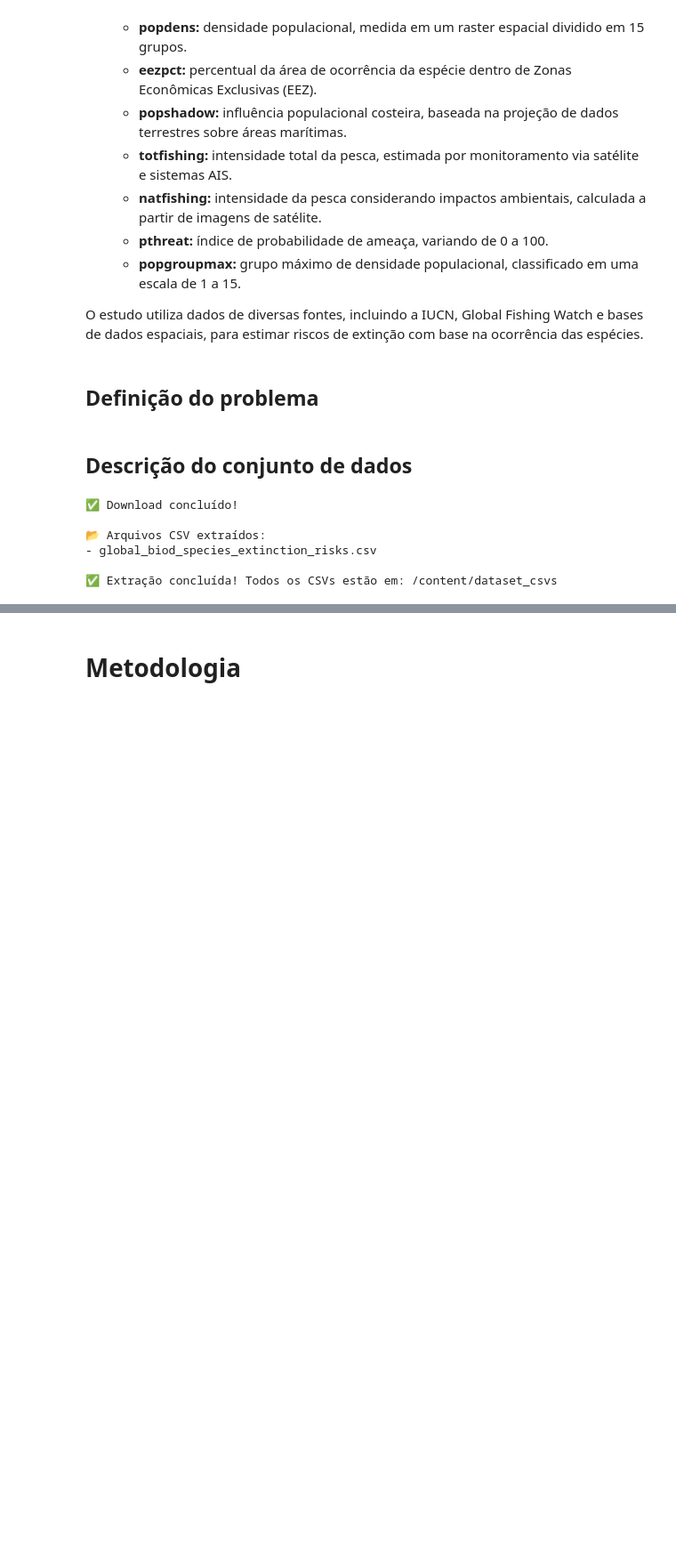
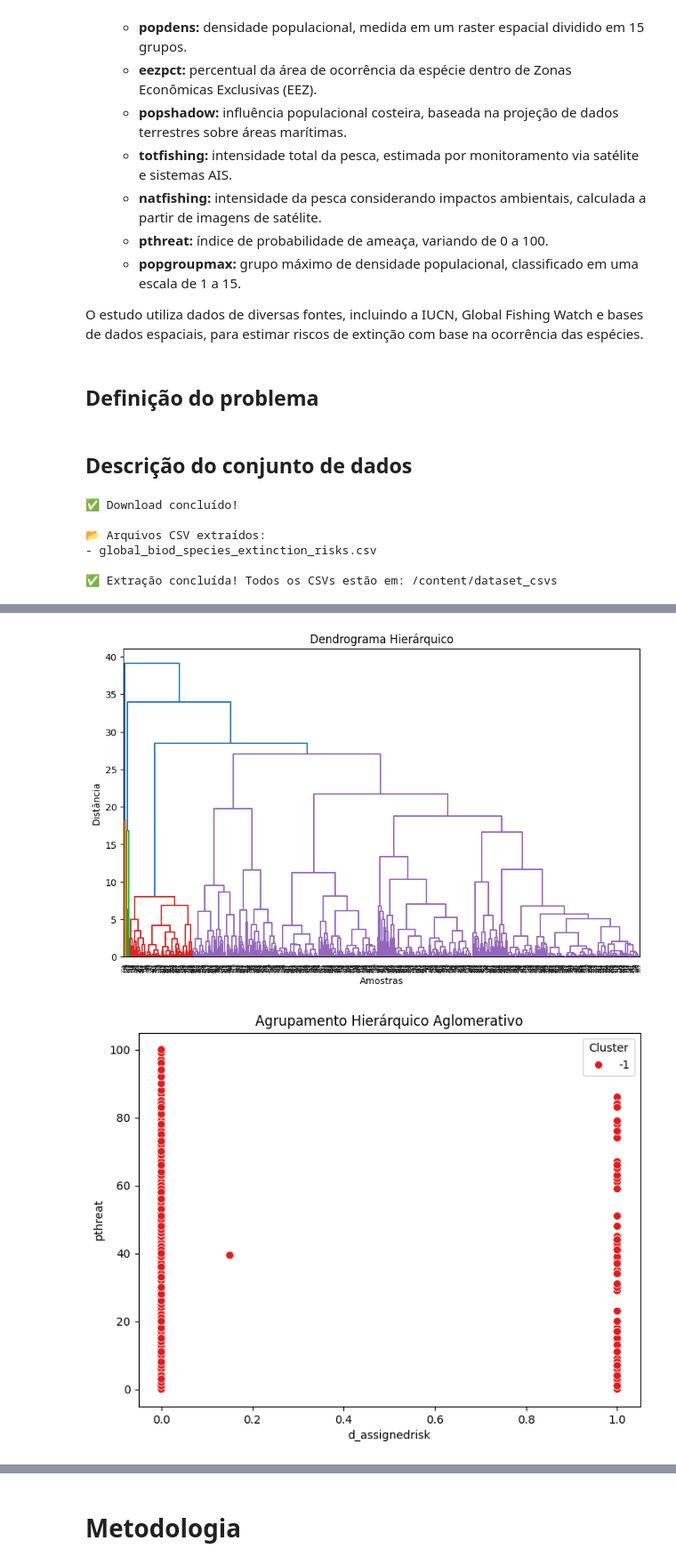
Before and after one commit to alekswheeler/global-_species_abundance_and_diversity, a Jupyter notebook: AquecimentoGlobalEAbumdanciaDeEspecies.ipynb, the cells around one changed output, grey strips where cells are left out. Shown: that part at 89% size. Cells and saved outputs as stored; diff of their text form; code cells hidden in the pictures; blank space fills up the shorter version.

```diff
--- a/AquecimentoGlobalEAbumdanciaDeEspecies.ipynb
+++ b/AquecimentoGlobalEAbumdanciaDeEspecies.ipynb
@@ -177,0 +232,40 @@ print(df)
+# %%
+import pandas as pd
+import numpy as np
+import seaborn as sns
+import matplotlib.pyplot as plt
+from scipy.cluster.hierarchy import dendrogram, linkage
+from sklearn.preprocessing import StandardScaler
+from sklearn.cluster import AgglomerativeClustering
+
+
+# --- 1️⃣ Normalizando os dados ---
+scaler = StandardScaler()
+df_scaled = scaler.fit_transform(df_dbscan)
+
+# --- 2️⃣ Calculando a ligação e criando o Dendrograma ---
+linked = linkage(df_scaled, method='ward')  # Método Ward
+
+plt.figure(figsize=(10, 6))
+dendrogram(linked)
+plt.title('Dendrograma Hierárquico')
+plt.xlabel('Amostras')
+plt.ylabel('Distância')
+plt.show()
+
+# --- 3️⃣ Aplicando o Agrupamento Hierárquico Aglomerativo ---
+# Defina o número de clusters desejado ou a distância de corte
+n_clusters = 3  # Defina o número de clusters que você deseja
+
+agg_clustering = AgglomerativeClustering(n_clusters=n_clusters, linkage='ward')
+df['Cluster'] = agg_clustering.fit_predict(df_scaled)
+
+# --- 4️⃣ Visualizando os Clusters ---
+plt.figure(figsize=(8, 6))
+sns.scatterplot(x=df_dbscan['d_assignedrisk'], y=df_dbscan['pthreat'], hue=df_dbscan['Cluster'], palette='Set1', s=50)
+plt.title('Agrupamento Hierárquico Aglomerativo')
+plt.legend(title='Cluster', loc='upper right')
+plt.show()
+# %% [output]
+[figure, added]
+[figure, added]
```
Also changed, not shown: parts of 13 cells of this notebook.
